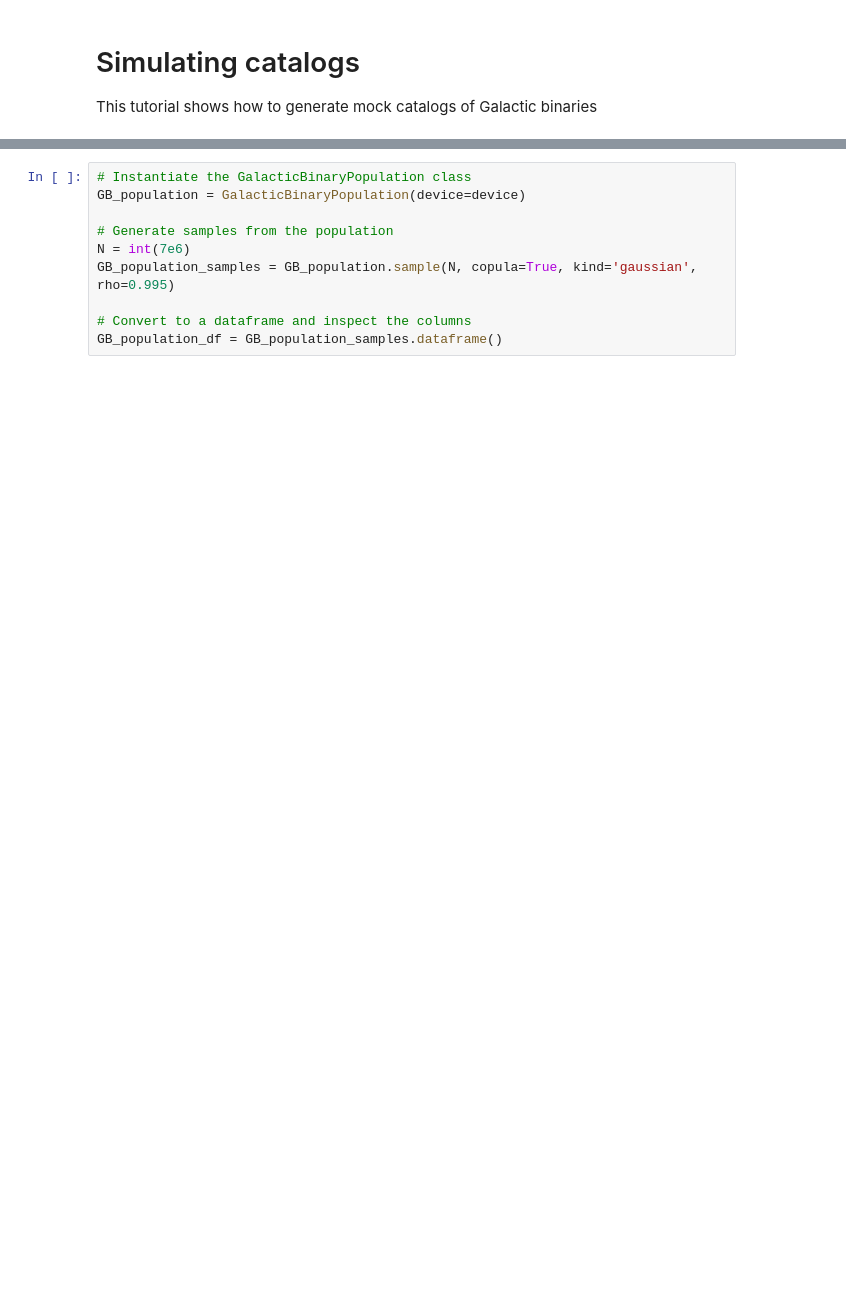
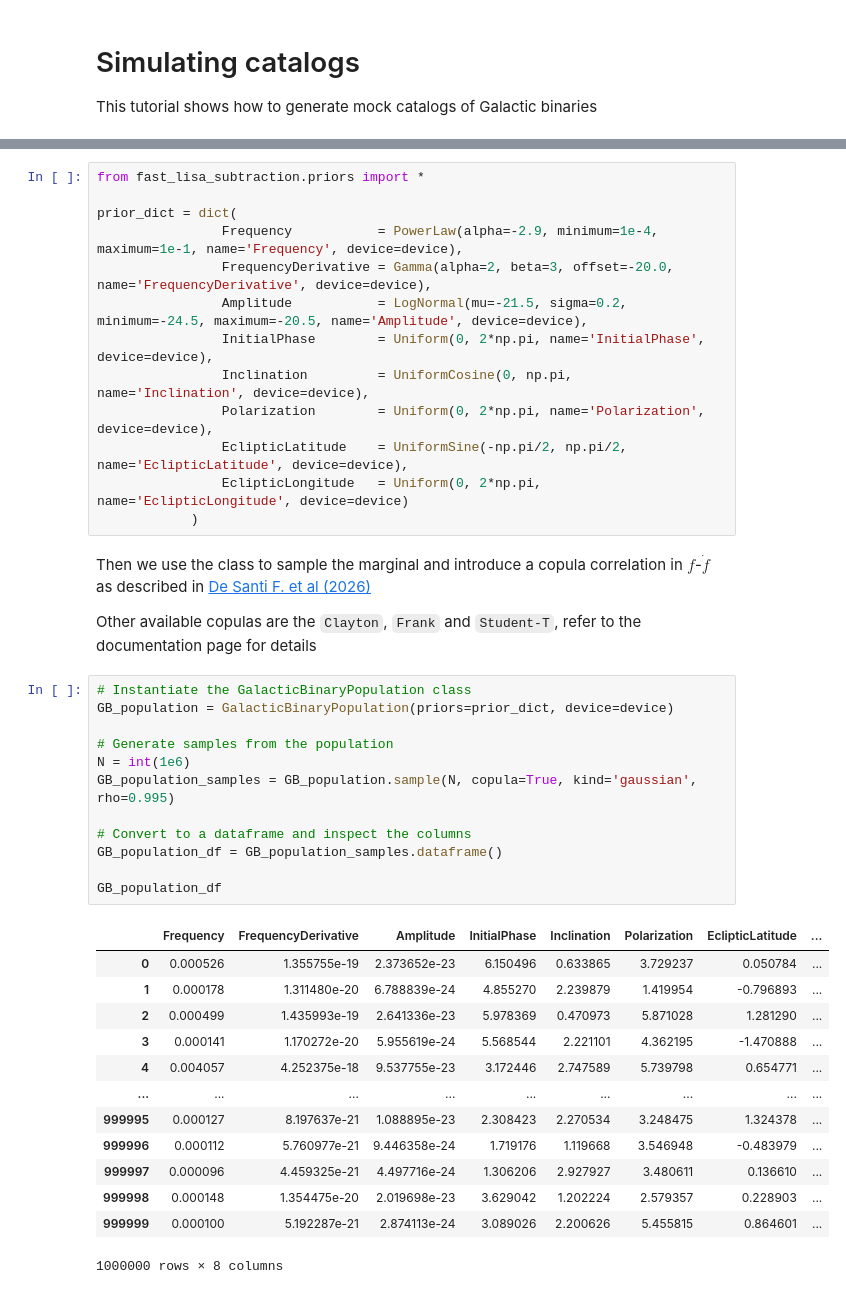
Before and after one commit to fdesanti/fast-lisa-subtraction, a Jupyter notebook: docs/source/indexes/simulating_catalogs.ipynb, the cells around one changed output, grey strips where cells are left out. Drawn from its saved outputs; the diff is of its cells as text; blank space fills up the shorter version.

```diff
--- a/docs/source/indexes/simulating_catalogs.ipynb
+++ b/docs/source/indexes/simulating_catalogs.ipynb
@@ -25,10 +58,43 @@ This class uses the the parametrization explained in [De Santi F. et al (2026)](
+# %%
+from fast_lisa_subtraction.priors import *
+
+prior_dict = dict(
+                Frequency           = PowerLaw(alpha=-2.9, minimum=1e-4, maximum=1e-1, name='Frequency', device=device),
+                FrequencyDerivative = Gamma(alpha=2, beta=3, offset=-20.0, name='FrequencyDerivative', device=device),
+                Amplitude           = LogNormal(mu=-21.5, sigma=0.2, minimum=-24.5, maximum=-20.5, name='Amplitude', device=device),
+                InitialPhase        = Uniform(0, 2*np.pi, name='InitialPhase', device=device),
+                Inclination         = UniformCosine(0, np.pi, name='Inclination', device=device),
+                Polarization        = Uniform(0, 2*np.pi, name='Polarization', device=device),
+                EclipticLatitude    = UniformSine(-np.pi/2, np.pi/2, name='EclipticLatitude', device=device),
+                EclipticLongitude   = Uniform(0, 2*np.pi, name='EclipticLongitude', device=device)
+            )
+# %% [markdown]
+Then we use the class to sample the marginal and introduce a copula correlation in $f$-$\dot{f}$ as described in [De Santi F. et al (2026)](arxiv.XXXX.XXXXX)
+
+Other available copulas are the `Clayton`, `Frank` and `Student-T`, refer to the documentation page for details
 # %%
 # Instantiate the GalacticBinaryPopulation class
-GB_population = GalacticBinaryPopulation(device=device)
+GB_population = GalacticBinaryPopulation(priors=prior_dict, device=device)
 
 # Generate samples from the population
-N = int(7e6)
+N = int(1e6)
 GB_population_samples = GB_population.sample(N, copula=True, kind='gaussian', rho=0.995)
 
 # Convert to a dataframe and inspect the columns
 GB_population_df = GB_population_samples.dataframe()
+
+GB_population_df
+# %% [output]
+|  | Frequency | FrequencyDerivative | Amplitude | InitialPhase | Inclination | Polarization | EclipticLatitude | ... |
+| 0 | 0.000526 | 1.355755e-19 | 2.373652e-23 | 6.150496 | 0.633865 | 3.729237 | 0.050784 | ... |
+| 1 | 0.000178 | 1.311480e-20 | 6.788839e-24 | 4.855270 | 2.239879 | 1.419954 | -0.796893 | ... |
+| 2 | 0.000499 | 1.435993e-19 | 2.641336e-23 | 5.978369 | 0.470973 | 5.871028 | 1.281290 | ... |
+| 3 | 0.000141 | 1.170272e-20 | 5.955619e-24 | 5.568544 | 2.221101 | 4.362195 | -1.470888 | ... |
+| 4 | 0.004057 | 4.252375e-18 | 9.537755e-23 | 3.172446 | 2.747589 | 5.739798 | 0.654771 | ... |
+| ... | ... | ... | ... | ... | ... | ... | ... | ... |
+| 999995 | 0.000127 | 8.197637e-21 | 1.088895e-23 | 2.308423 | 2.270534 | 3.248475 | 1.324378 | ... |
+| 999996 | 0.000112 | 5.760977e-21 | 9.446358e-24 | 1.719176 | 1.119668 | 3.546948 | -0.483979 | ... |
+| 999997 | 0.000096 | 4.459325e-21 | 4.497716e-24 | 1.306206 | 2.927927 | 3.480611 | 0.136610 | ... |
+| 999998 | 0.000148 | 1.354475e-20 | 2.019698e-23 | 3.629042 | 1.202224 | 2.579357 | 0.228903 | ... |
+| 999999 | 0.000100 | 5.192287e-21 | 2.874113e-24 | 3.089026 | 2.200626 | 5.455815 | 0.864601 | ... |
+1000000 rows × 8 columns
```
Also changed, not shown: parts of 13 cells of this notebook, 2 other files.
